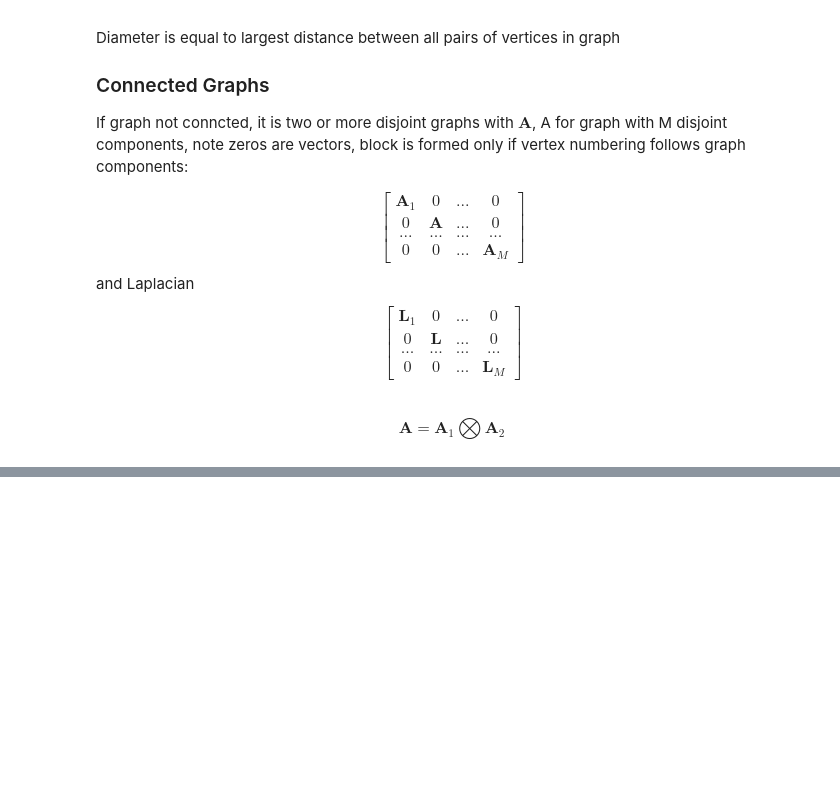
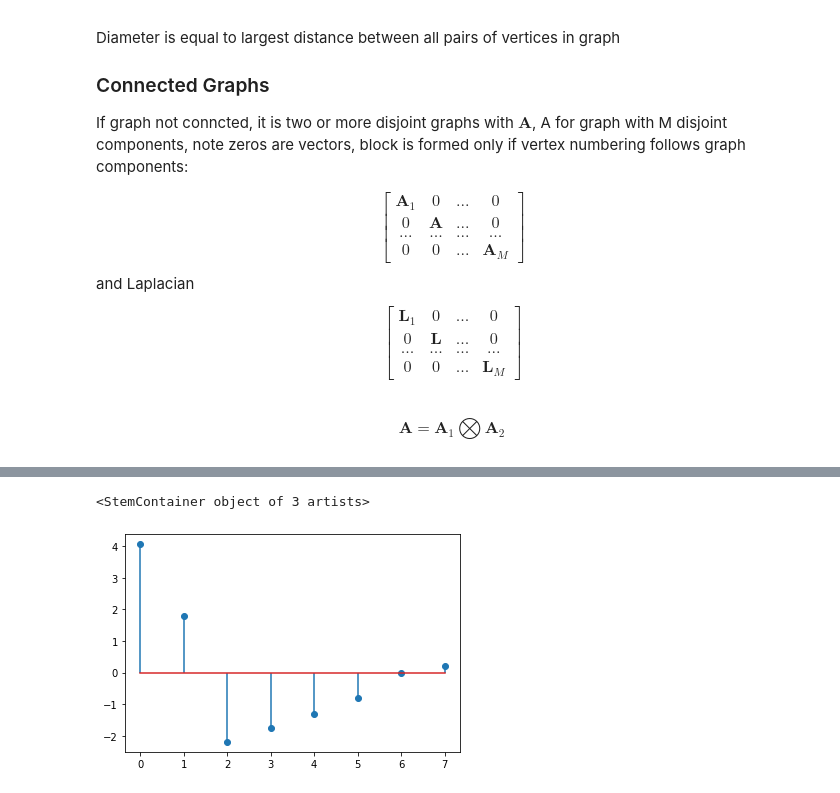
Before and after one commit to aadi350/Data-Science, a Jupyter notebook: matrix-graph.ipynb, the cells around one changed output, grey strips where cells are left out. Saved outputs shown, nothing was run; the diff lists cells and outputs as text; code cells hidden in the pictures; blank space fills up the shorter version.

```diff
--- a/matrix-graph.ipynb
+++ b/matrix-graph.ipynb
@@ -327,0 +442,7 @@ nx.draw(G_kron := nx.from_numpy_matrix(kron_prod))
+# %%
+from matplotlib import pyplot as plt
+
+plt.stem(eigenvalues)
+# %% [output]
+<StemContainer object of 3 artists>
+[figure, added]
```
Also changed, not shown: parts of 20 cells of this notebook, 1 other file.
